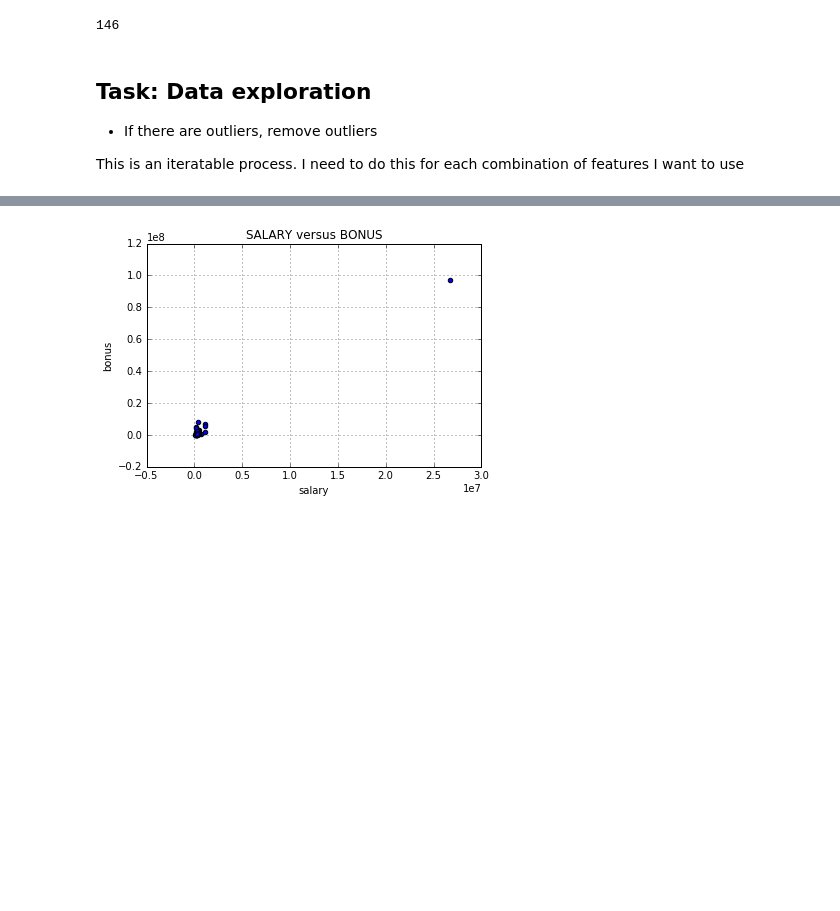
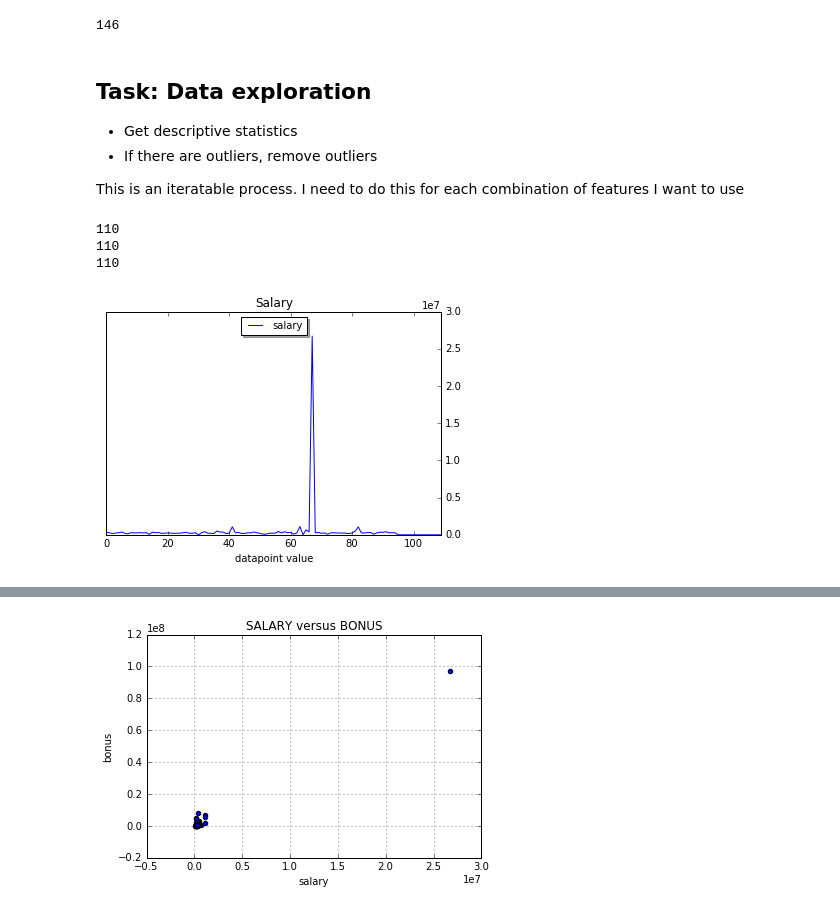
Before and after one commit to omoju/identifyFraudFromEnronEmail, a Jupyter notebook: cleanDataForOutliers.ipynb, the cells around one changed output, grey strips where cells are left out. Saved outputs shown, nothing was run; the diff lists cells and outputs as text; code cells hidden in the pictures; blank space fills up the shorter version.

```diff
--- a/cleanDataForOutliers.ipynb
+++ b/cleanDataForOutliers.ipynb
@@ -29,6 +29,7 @@ len(data_dict)
 146
 # %% [markdown]
 ## Task: Data exploration
+- Get descriptive statistics
 - If there are outliers, remove outliers
 
 This is an iteratable process. I need to do this for each combination of features I want to use
@@ -34,0 +51,44 @@ This is an iteratable process. I need to do this for each combination of feature
+# %%
+## Pad feature list with zeros to ensure all columns have equal lenght
+## Otherwise we won't be able to transfor the individual feature list into a dataframe
+
+size = len(restrictedStock) - len(bonus)
+temp = [0.0] * size
+
+bonus = bonus + temp
+print len(bonus)
+
+
+size = len(restrictedStock) - len(salary)
+temp = [0.0] * size
+
+salary = salary + temp
+print len(salary)
+
+
+size = len(restrictedStock) - len(exerStockOptions)
+temp = [0.0] * size
+
+exerStockOptions = exerStockOptions + temp
+print len(exerStockOptions)
+# %% [output]
+110
+110
+110
+# %%
+import pandas as pd
+
+
+df = pd.DataFrame({'salary': salary, 'bonus': bonus, 'exercisedStockOptions': exerStockOptions,
+                   'restrictedStock': restrictedStock})
+
+
+
+ax = df['salary'].plot()
+ax.yaxis.tick_right()
+
+_= plt.xlabel('datapoint value')
+_= plt.title('Salary')
+_= plt.legend(loc='upper center', shadow=True, fontsize='medium')
+# %% [output]
+[figure, added]
```
Also changed, not shown: parts of 7 cells of this notebook, 4 other files.
